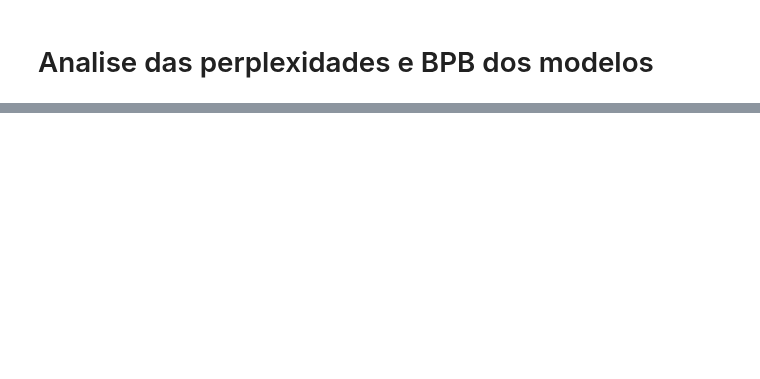
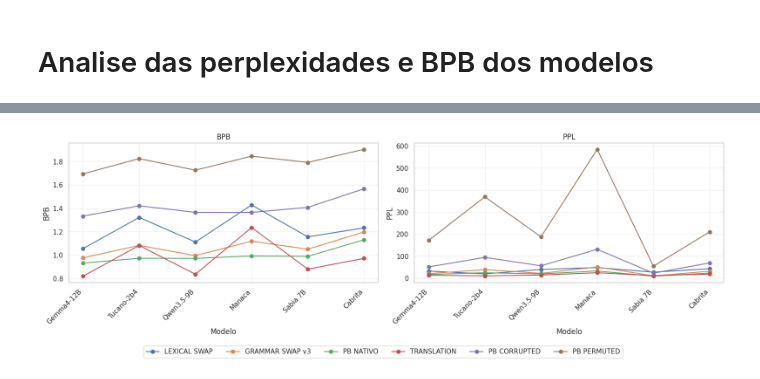
Before and after one commit to matheusprv/monolingual_and_multilingual, a Jupyter notebook: src/experiments/analysis_results.ipynb, the cells around one changed output, grey strips where cells are left out. Saved outputs shown, nothing was run; the diff lists cells and outputs as text; code cells hidden in the pictures; blank space fills up the shorter version.

```diff
--- a/src/experiments/analysis_results.ipynb
+++ b/src/experiments/analysis_results.ipynb
@@ -146,0 +215,53 @@ plt.show()
+# %%
+def plot_results(scenarios =["LEXICAL SWAP", "GRAMMAR SWAP v3", "PB NATIVO", "TRANSLATION", "PB CORRUPTED","PB PERMUTED"], confidence_bands = False):
+
+    models = df["model"].unique()
+    x = range(len(models))
+
+    metrics = ["bpb", "ppl"]
+
+    fig, axes = plt.subplots(1, 2, figsize=(16, 5))
+
+    for ax, metric in zip(axes, metrics):
+
+        for scenario in scenarios:
+            y = []
+            bands = []
+
+            for model in models:
+                value = df[(df["scenario"] == scenario) & (df["model"] == model)][metric]
+                y.append(value.mean())
+                bands.append(value.std())
+
+            y = np.array(y)
+            bands = np.array(bands)
+
+            line, = ax.plot(x, y, marker="o", label=scenario)
+
+            # Confidence bands
+            if confidence_bands:
+                ax.fill_between(x, y-bands, y+bands, alpha=0.2, color=line.get_color())
+
+        ax.set_xticks(x)
+        ax.set_xticklabels(models, rotation=45, ha="right")
+        ax.set_xlabel("Modelo")
+        ax.set_ylabel(metric.upper())
+        ax.set_title(metric.upper())
+        ax.grid(alpha=0.3)
+
+
+    handles, labels = axes[0].get_legend_handles_labels()
+    fig.legend(
+        handles,
+        labels,
+        loc="lower center",
+        ncol=len(scenarios),
+        bbox_to_anchor=(0.5, -0.08)
+    )
+
+    plt.tight_layout()
+    plt.show()
+
+plot_results()
+# %% [output]
+[figure, added]
```
Also changed, not shown: parts of 43 cells of this notebook, 1 other file.
